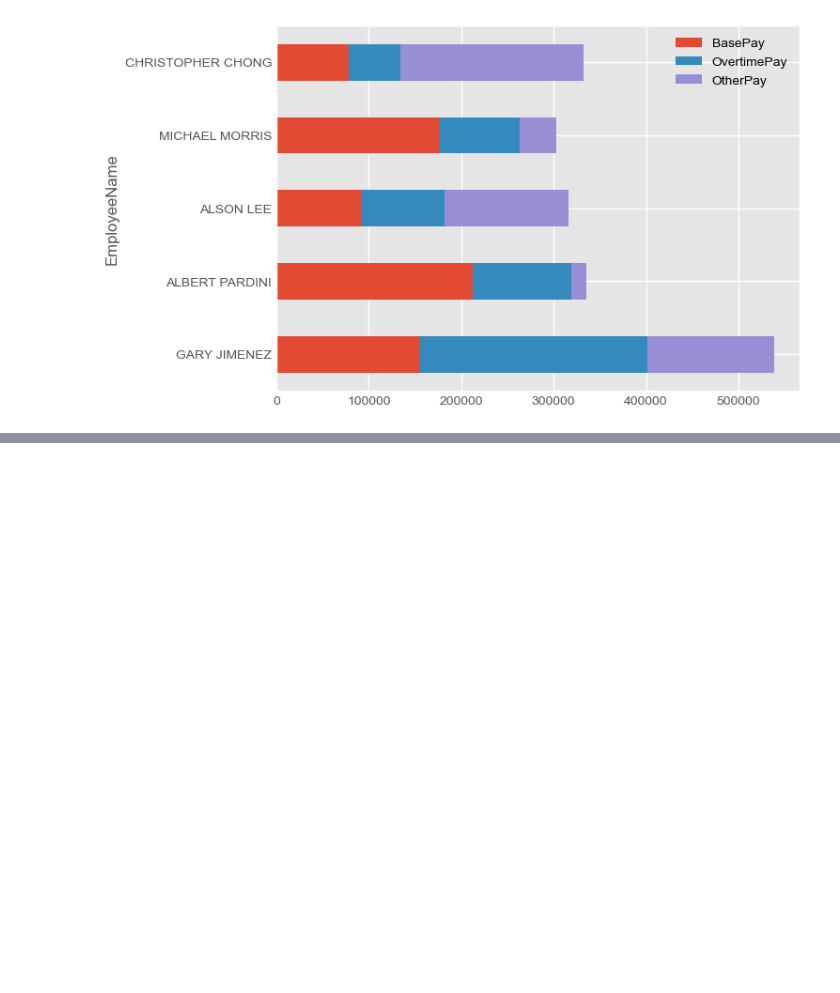
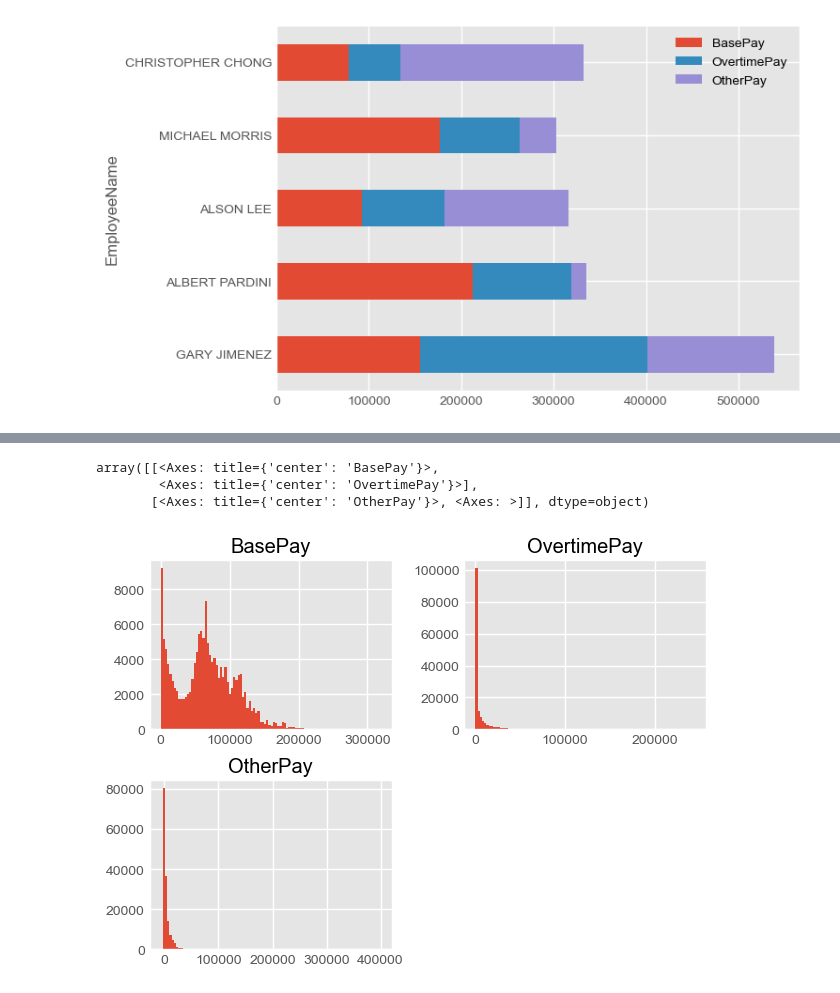
Before and after one commit to trudova/python-projects, a Jupyter notebook: pandas/plotting with matplotlib.ipynb, the cells around one changed output, grey strips where cells are left out. Cells and saved outputs as stored; diff of their text form; code cells hidden in the pictures; blank space fills up the shorter version.

```diff
--- a/pandas/plotting with matplotlib.ipynb
+++ b/pandas/plotting with matplotlib.ipynb
@@ -601,0 +657,7 @@ df.sort_values('OvertimePay', ascending=False).head().plot(kind='barh',stacked=T
+# %%
+df.hist(bins=100) # this one will plot each column on a separate axis
+# %% [output]
+array([[<Axes: title={'center': 'BasePay'}>,
+        <Axes: title={'center': 'OvertimePay'}>],
+       [<Axes: title={'center': 'OtherPay'}>, <Axes: >]], dtype=object)
+[figure, added]
```
Also changed, not shown: parts of 36 cells of this notebook.
